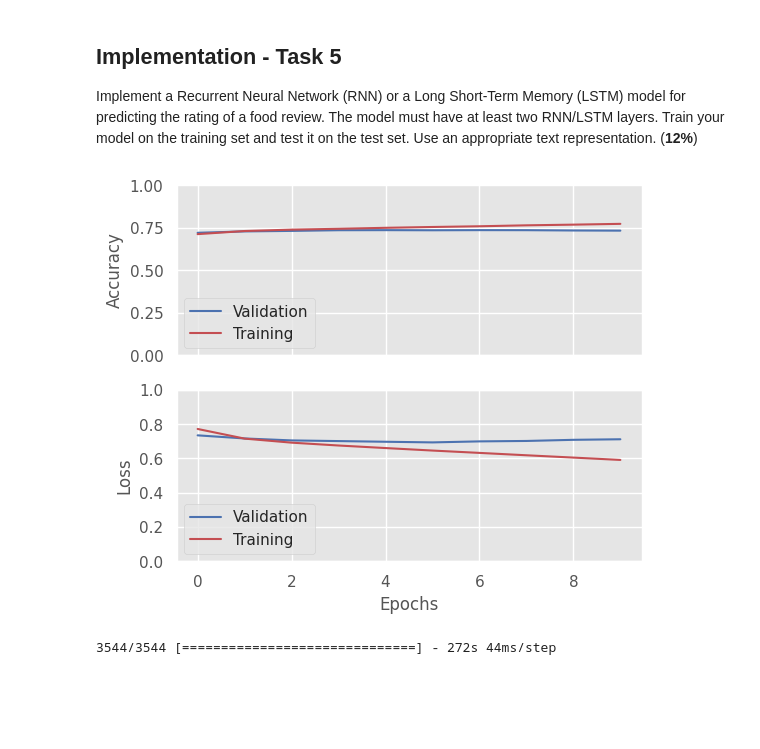
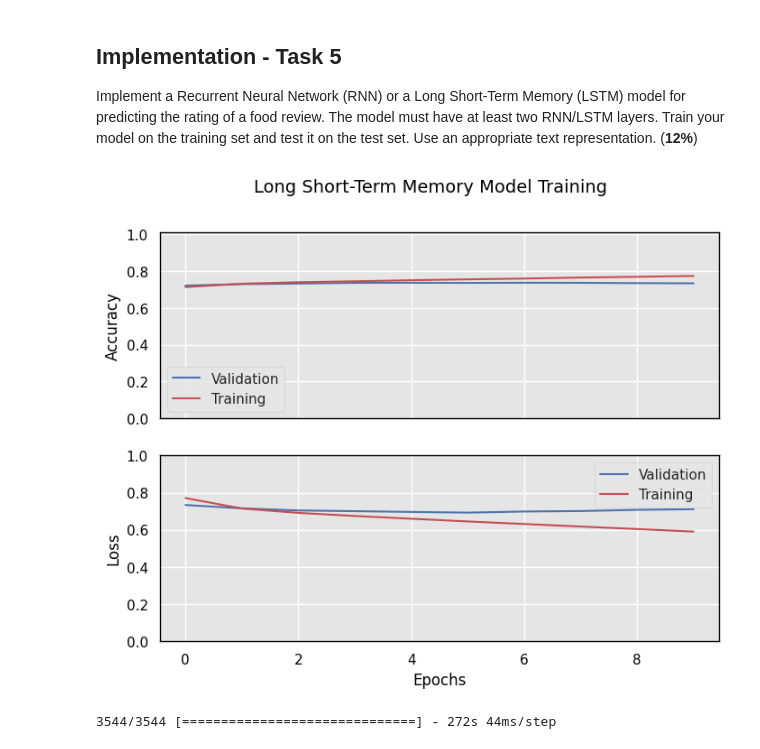
Before and after one commit to alasdair-breasley/tmla-assignment, a Jupyter notebook: TMLA_Assignment.ipynb, the cells around one changed output. Cells and saved outputs as stored; diff of their text form; code cells hidden in the pictures; blank space fills up the shorter version.

Commit message:
Tasks All - Edit graphs.

```diff
--- a/TMLA_Assignment.ipynb
+++ b/TMLA_Assignment.ipynb
@@ -897,22 +910,35 @@ if (load_LSTM == True):
         lstm_history = pickle.load(file)
 # %%
 plt.style.use("ggplot")
-fig, (ax1, ax2) = plt.subplots(2, figsize = (6, 5), dpi = 100, sharex = True)
+fig, (ax1, ax2) = plt.subplots(2, figsize = (8, 6), dpi = 100, sharex = True)
+fig.suptitle("Long Short-Term Memory Model Training", fontsize = 14, color = "black")
 ax1.set_ylim([0, 1.01])
 ax1.plot(lstm_history.history["val_accuracy"], "b")
-ax1.set_ylabel("Accuracy")
+ax1.set_ylabel("Accuracy", color = "black")
 ax1.plot(lstm_history.history["accuracy"], "r")
 ax1.legend(["Validation", "Training"])
+ax1.spines["top"].set_color("black")
+ax1.spines["right"].set_color("black")
+ax1.spines["left"].set_color("black")
+ax1.spines["bottom"].set_color("black")
+ax1.tick_params(axis = "x", colors = "black")
+ax1.tick_params(axis = "y", colors = "black")
 ax2.set_ylim([0, 1])
 ax2.plot(lstm_history.history["val_loss"], "b")
 ax2.plot(lstm_history.history["loss"], "r")
-ax2.set_ylabel("Loss")
-ax2.set_xlabel("Epochs")
+ax2.set_ylabel("Loss", color = "black")
+ax2.set_xlabel("Epochs", color = "black")
 ax2.legend(["Validation", "Training"])
+ax2.spines["top"].set_color("black")
+ax2.spines["right"].set_color("black")
+ax2.spines["left"].set_color("black")
+ax2.spines["bottom"].set_color("black")
+ax2.tick_params(axis = "x", colors = "black")
+ax2.tick_params(axis = "y", colors = "black")
 plt.savefig("Figure_5.png")
 plt.show()
 # %% [output]
-[figure, old version]
+[figure, new version]
 # %%
 # Test model
 lstm_predictions = lstm_model.predict(np.array(test_data_w2v_words_vectorised))
```
Also changed, not shown: parts of 2 cells of this notebook.
